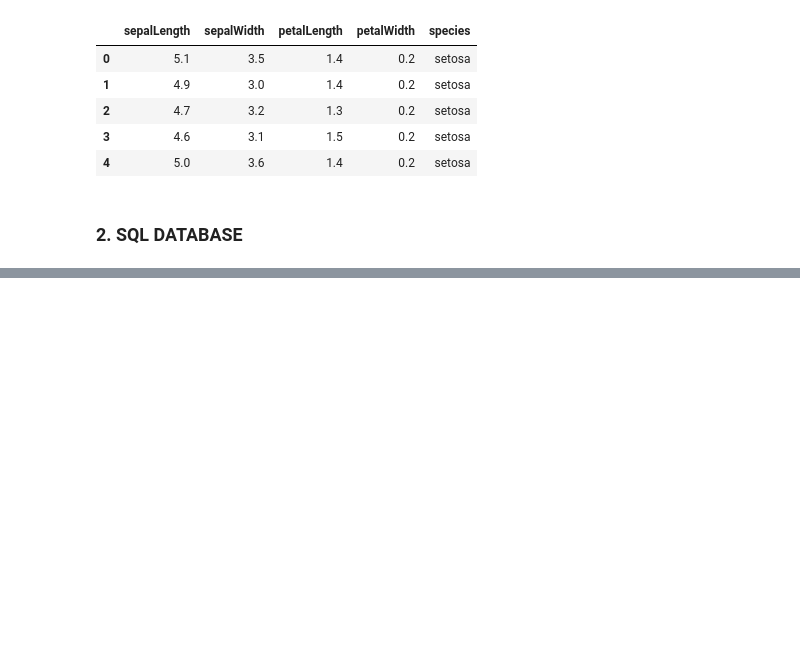
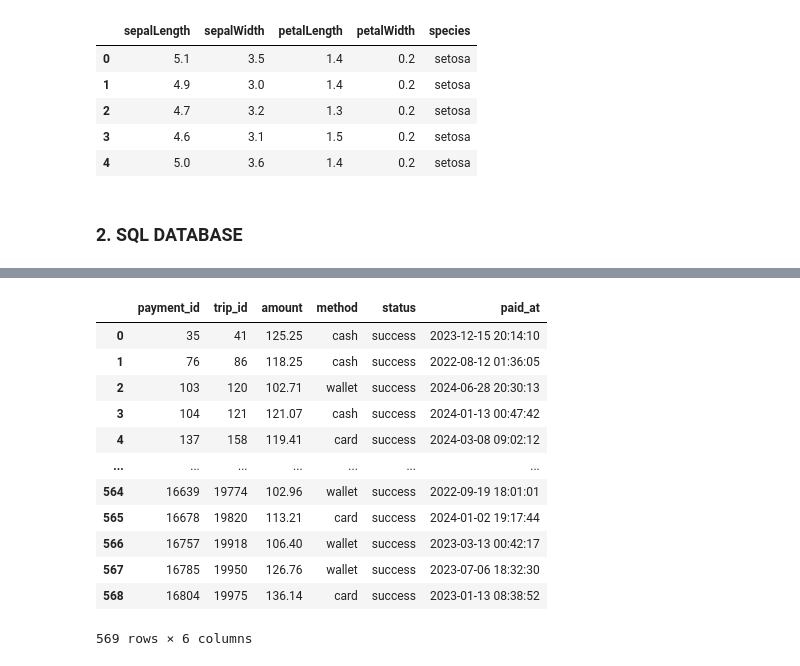
Before and after one commit to ashishsingh200/GEN-AI-COURSES, a Jupyter notebook: 08. Machine Learning/data_gathering_Multiple_Ways.ipynb, the cells around one changed output, grey strips where cells are left out. Cells and saved outputs as stored; diff of their text form; code cells hidden in the pictures; blank space fills up the shorter version.

```diff
--- a/08. Machine Learning/data_gathering_Multiple_Ways.ipynb
+++ b/08. Machine Learning/data_gathering_Multiple_Ways.ipynb
@@ -157,0 +220,19 @@ json_data.head()
+# %%
+pd.read_sql_query(
+    "select * from payments where amount > 100"
+    ,data
+    )
+# %% [output]
+|  | payment_id | trip_id | amount | method | status | paid_at |
+| 0 | 35 | 41 | 125.25 | cash | success | 2023-12-15 20:14:10 |
+| 1 | 76 | 86 | 118.25 | cash | success | 2022-08-12 01:36:05 |
+| 2 | 103 | 120 | 102.71 | wallet | success | 2024-06-28 20:30:13 |
+| 3 | 104 | 121 | 121.07 | cash | success | 2024-01-13 00:47:42 |
+| 4 | 137 | 158 | 119.41 | card | success | 2024-03-08 09:02:12 |
+| ... | ... | ... | ... | ... | ... | ... |
+| 564 | 16639 | 19774 | 102.96 | wallet | success | 2022-09-19 18:01:01 |
+| 565 | 16678 | 19820 | 113.21 | card | success | 2024-01-02 19:17:44 |
+| 566 | 16757 | 19918 | 106.40 | wallet | success | 2023-03-13 00:42:17 |
+| 567 | 16785 | 19950 | 126.76 | wallet | success | 2023-07-06 18:32:30 |
+| 568 | 16804 | 19975 | 136.14 | card | success | 2023-01-13 08:38:52 |
+569 rows × 6 columns
```
Also changed, not shown: parts of 11 cells of this notebook, 2 other files.
